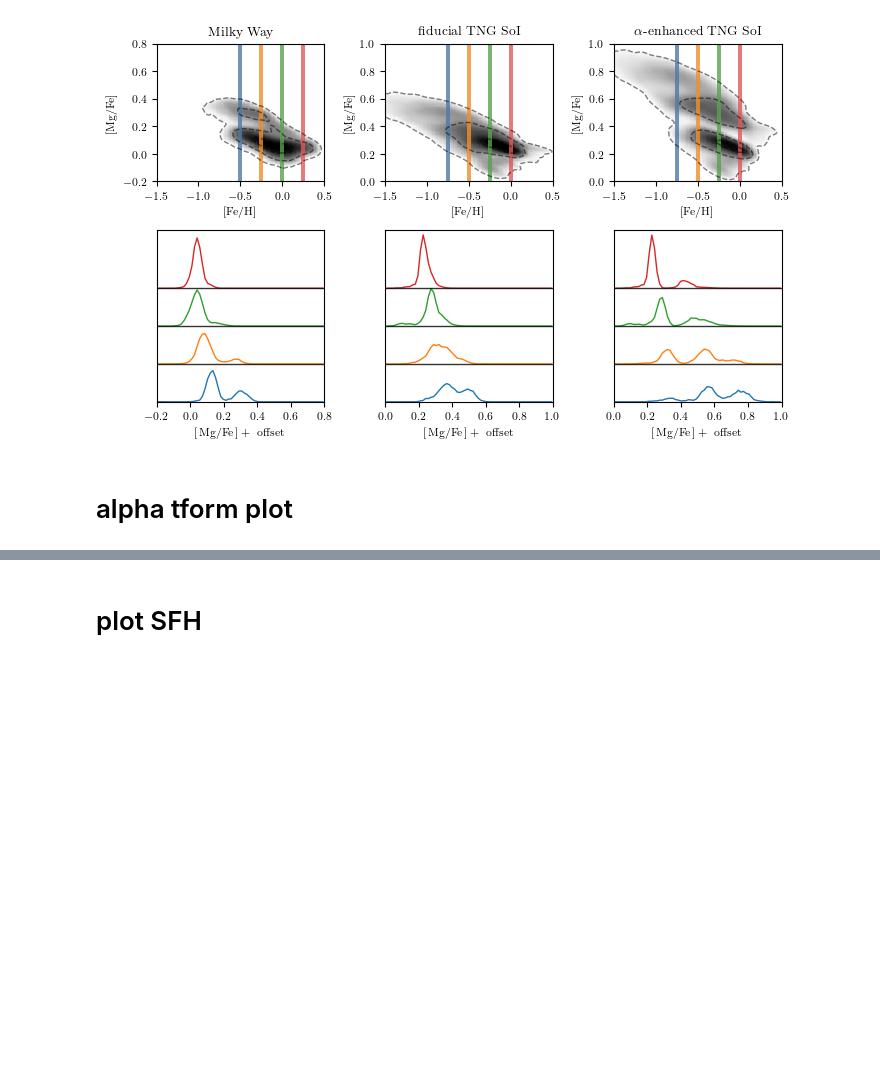
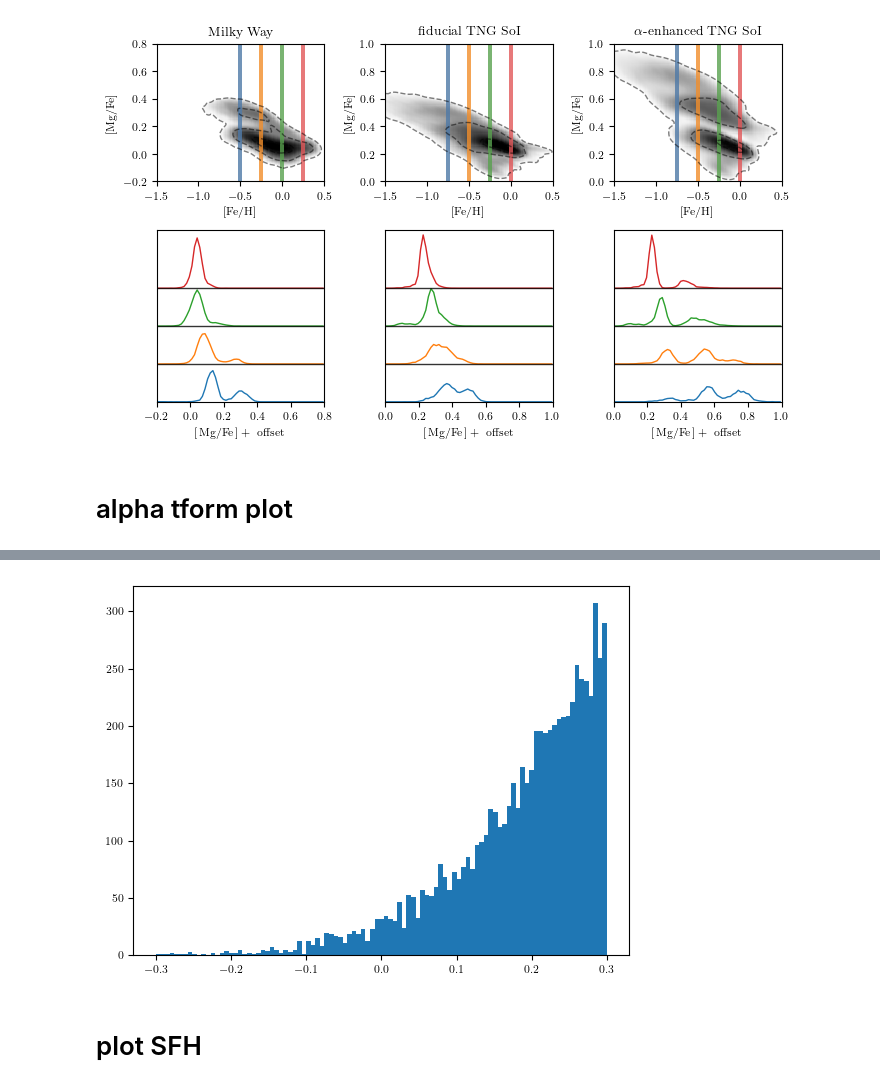
Before and after one commit to gusbeane/Mgdec, a Jupyter notebook: plots/fig1/fig1.ipynb, the cells around one changed output, grey strips where cells are left out. Saved outputs shown, nothing was run; the diff lists cells and outputs as text; code cells hidden in the pictures; blank space fills up the shorter version.

```diff
--- a/plots/fig1/fig1.ipynb
+++ b/plots/fig1/fig1.ipynb
@@ -647,3 +748,8 @@ make_alpha_plot(MWdat, simdat, simdat_slope, save=True)
+# %%
+# plt.hist(MWdat['age_err']/MWdat['ages'], bins=np.linspace(0, 0.2, 100));
+plt.hist(MWdat['logNCFe'], bins=np.linspace(-0.3, 0.3, 100));
+# %% [output]
+[figure, added]
 # %% [markdown]
 # plot SFH
 # %%
```
Also changed, not shown: parts of 12 cells of this notebook, 2 other files.
